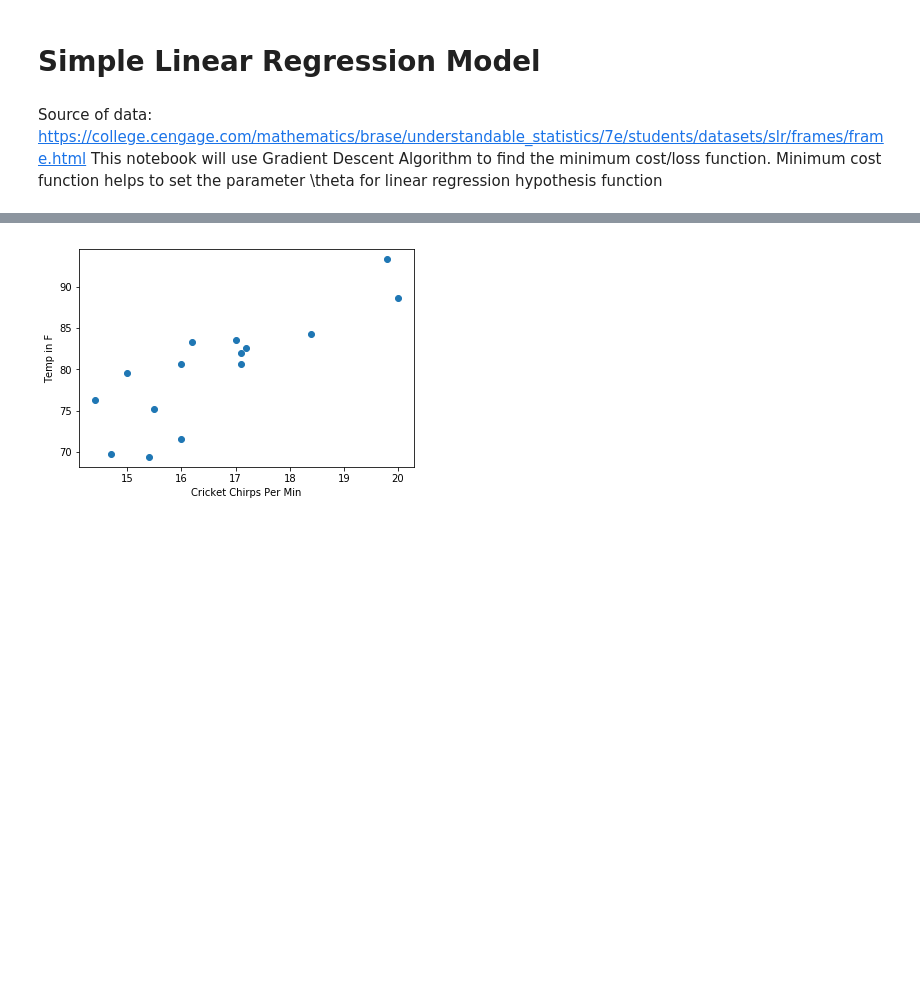
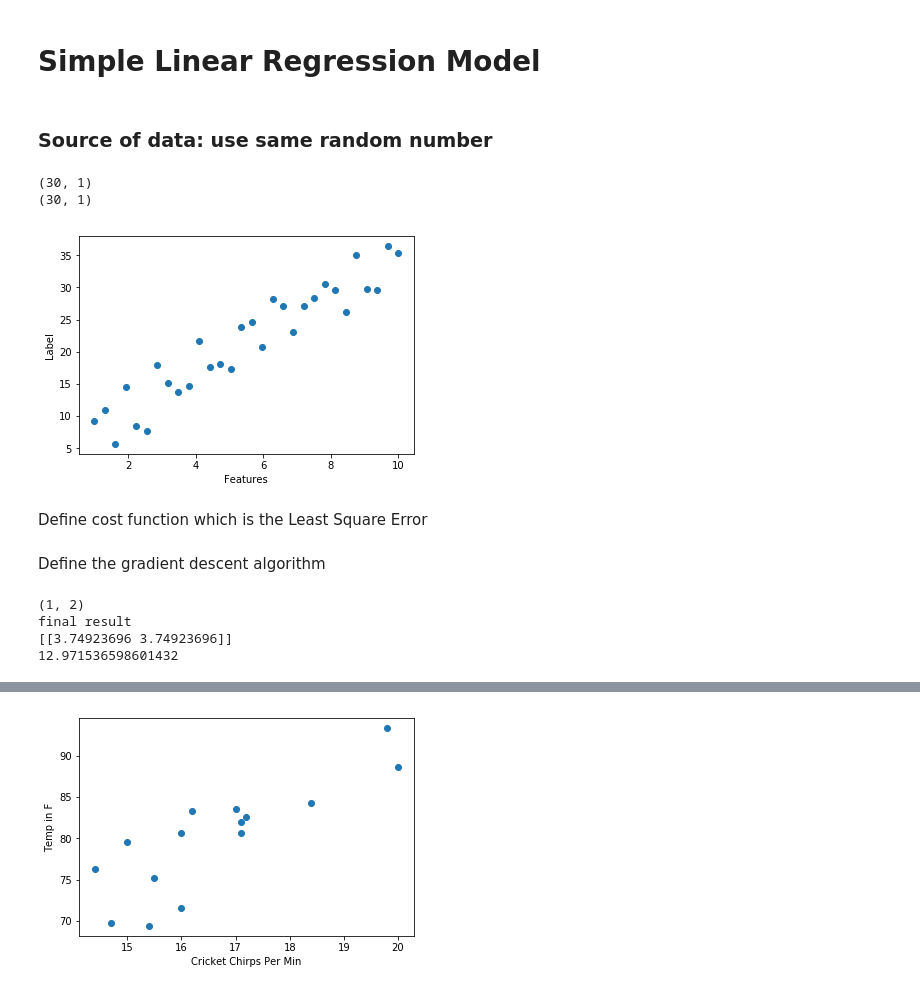
Before and after one commit to dbkamal/Machine_Learning_Practice_Python, a Jupyter notebook: model/Simple_Linear_Regression_Model.ipynb, the cells around one changed output, grey strips where cells are left out. Drawn from its saved outputs; the diff is of its cells as text; code cells hidden in the pictures; blank space fills up the shorter version.

```diff
--- a/model/Simple_Linear_Regression_Model.ipynb
+++ b/model/Simple_Linear_Regression_Model.ipynb
@@ -1,9 +1,27 @@
 # %% [markdown]
 # Simple Linear Regression Model
-# %% [markdown]
-Source of data: https://college.cengage.com/mathematics/brase/understandable_statistics/7e/students/datasets/slr/frames/frame.html
-This notebook will use Gradient Descent Algorithm to find the minimum cost/loss function. Minimum cost function helps to set the parameter \theta for linear regression hypothesis function
+# %% [markdown]
+### Source of data: use same random number
 # %%
 import pandas as pd
 import numpy as np
 import matplotlib.pyplot as plt
+# %%
+m = 30 # number of observation
+X = np.linspace(start=1, stop=10, num=m).reshape(-1,1) # features or X
+Y = np.add(np.random.rand(m,1)*10, 3 * X).reshape(-1,1)
+print(X.shape)
+print(Y.shape)
+# %% [output]
+(30, 1)
+(30, 1)
+# %%
+# plot the data
+plt.scatter(X, Y)
+plt.xlabel('Features')
+plt.ylabel('Label')
+plt.show()
+# %% [output]
+[figure, added]
+# %% [markdown]
+Define cost function which is the Least Square Error
@@ -9,0 +32,2 @@ import matplotlib.pyplot as plt
+# %% [markdown]
+Define the gradient descent algorithm
@@ -9,0 +44,15 @@ import matplotlib.pyplot as plt
+# %%
+# Execute the gradient descent algorithm
+theta = np.array([[0.0, 0.0]])
+print(theta.shape)
+alpha = 0.003
+epochs = 500
+g, cost = gradient_descent(X, Y, theta, alpha, epochs)
+print('final result')
+print(g)
+print(cost)
+# %% [output]
+(1, 2)
+final result
+[[3.74923696 3.74923696]]
+12.971536598601432
```
Also changed, not shown: parts of 13 cells of this notebook.
